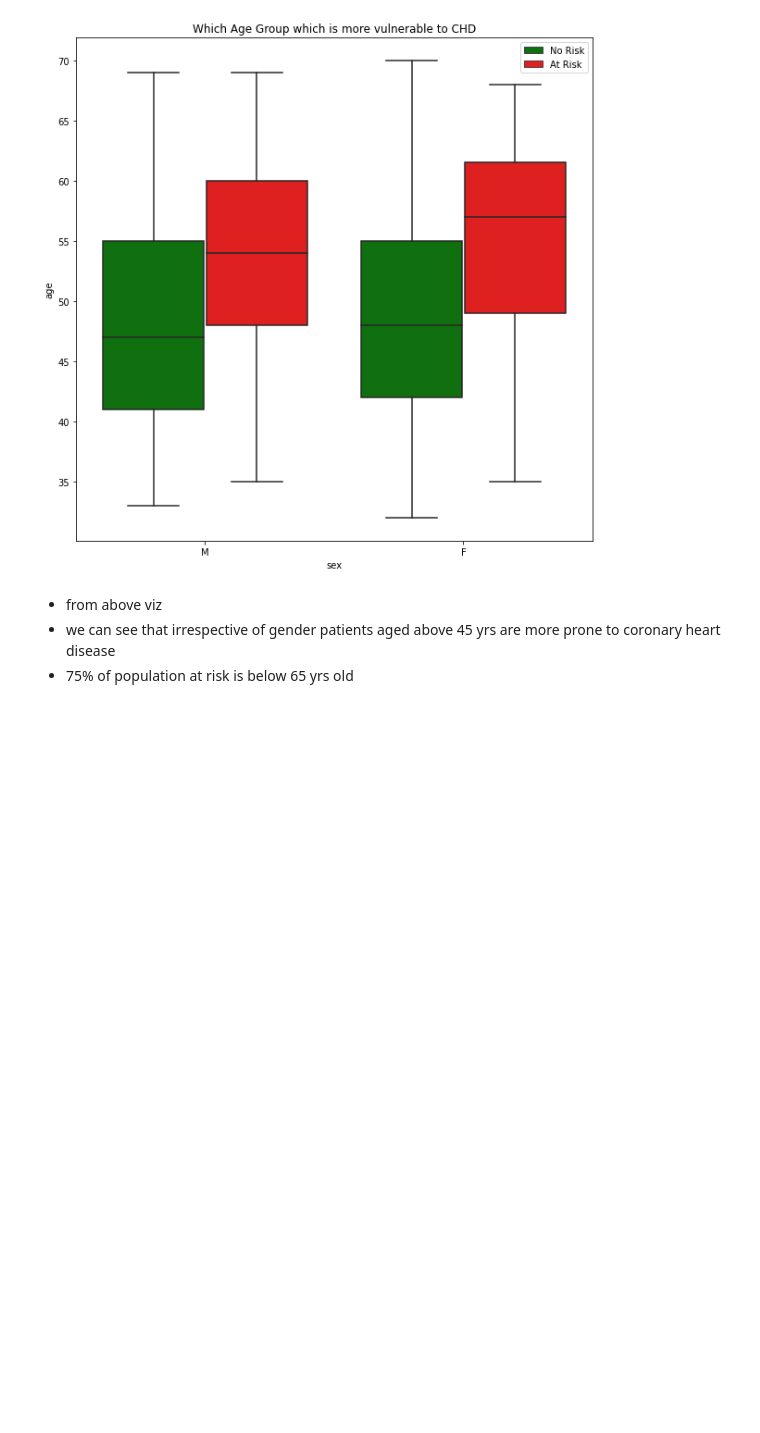
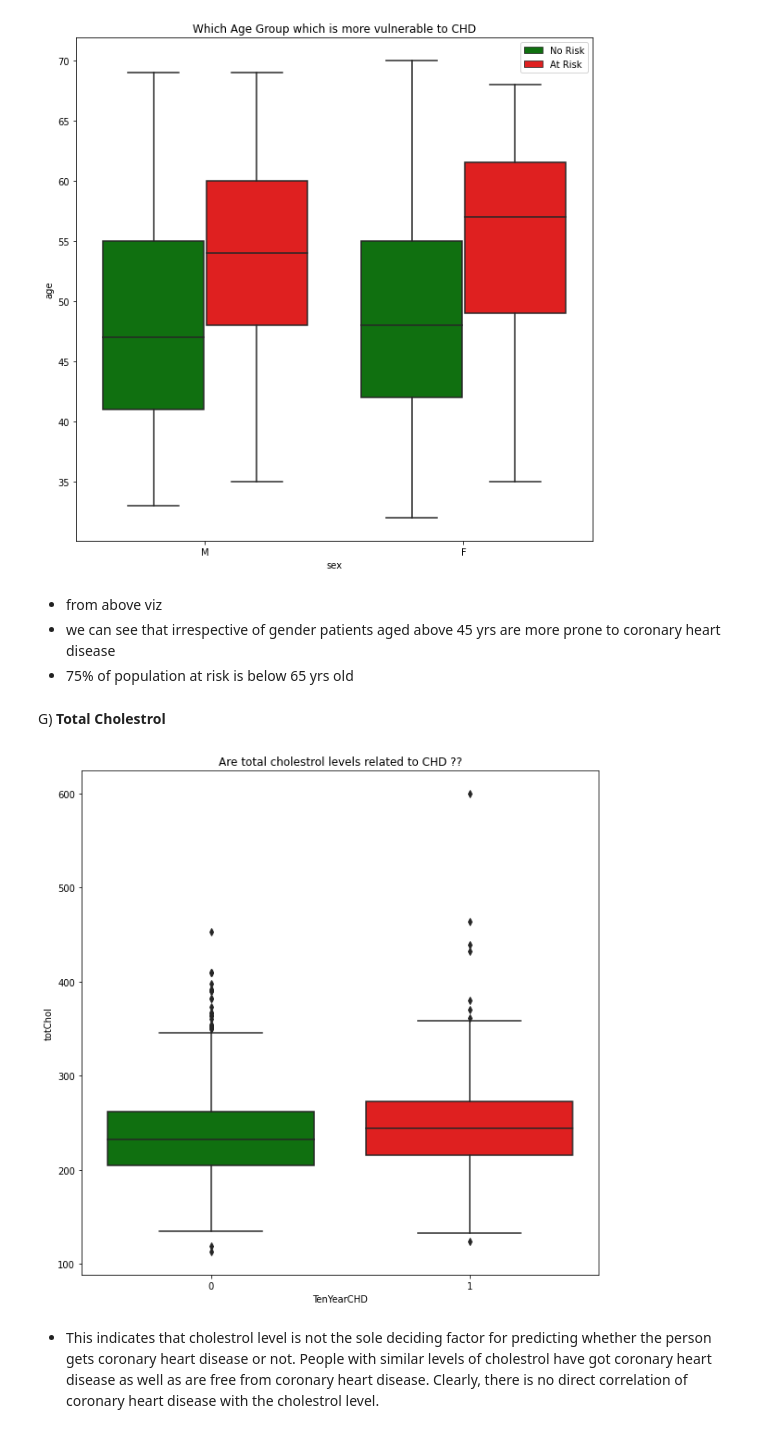
Before and after one commit to Deven876/project3-Cardiovascular-Risk-Prediction, a Jupyter notebook: Project3_Cardiovascular_Risk_Prediction.ipynb, the cells around one changed output. Drawn from its saved outputs; the diff is of its cells as text; code cells hidden in the pictures; blank space fills up the shorter version.

Commit message:
total chol relation with chd

```diff
--- a/Project3_Cardiovascular_Risk_Prediction.ipynb
+++ b/Project3_Cardiovascular_Risk_Prediction.ipynb
@@ -325,3 +325,16 @@ plt.show()
 - from above viz
 - we can see that irrespective of gender patients aged above 45 yrs are more prone to coronary heart disease
 - 75% of population at risk is below 65 yrs old
+# %% [markdown]
+G) **Total Cholestrol**
+# %%
+# totchol relation with chd
+
+plt.figure(figsize = (10,10))
+sns.boxplot(data1['TenYearCHD'], data1['totChol'], palette = my_palette)
+plt.title("Are total cholestrol levels related to CHD ??")
+plt.show()
+# %% [output]
+[figure, added]
+# %% [markdown]
+- This indicates that cholestrol level is not the sole deciding factor for predicting whether the person gets coronary heart disease or not. People with similar levels of cholestrol have got coronary heart disease as well as are free from coronary heart disease. Clearly, there is no direct correlation of coronary heart disease with the cholestrol level.
```
